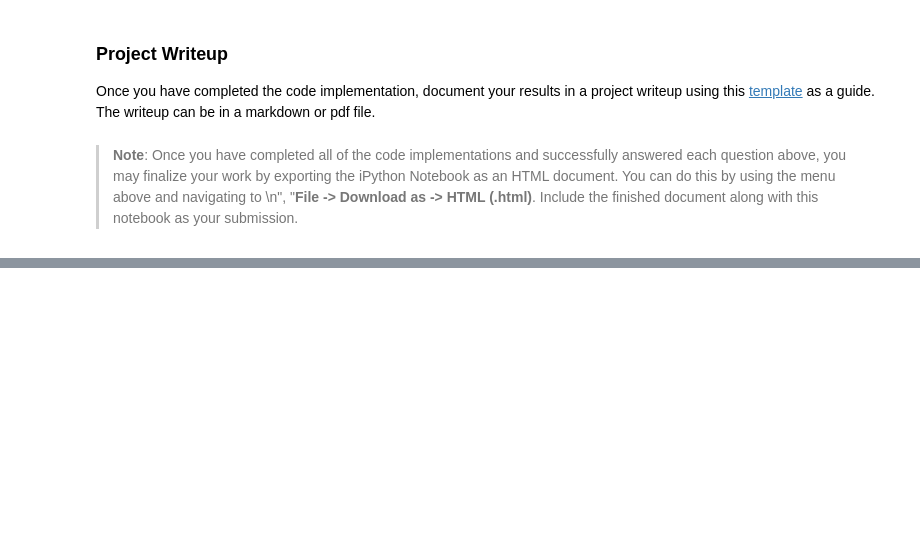
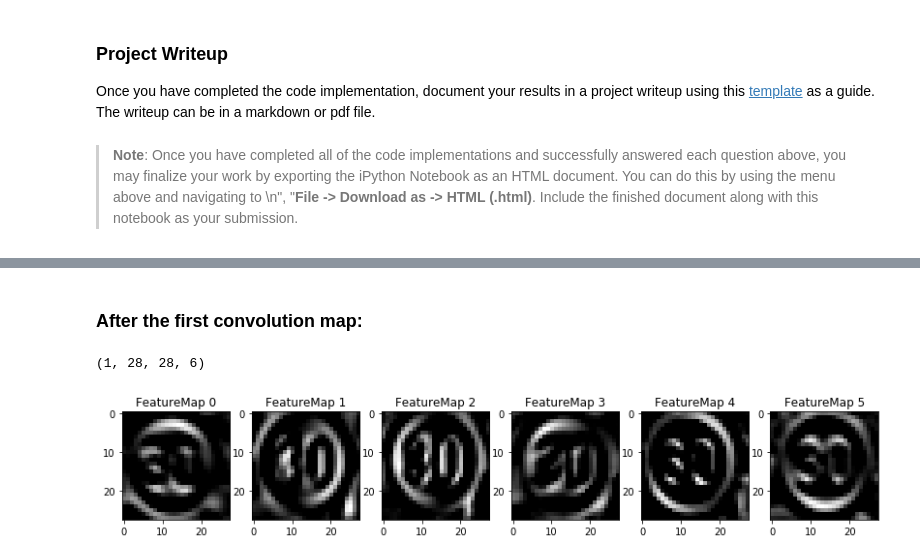
Before and after one commit to AbangLZU/CarND-Traffic-Sign-Classifier-Project, a Jupyter notebook: Traffic_Sign_Classifier.ipynb, the cells around one changed output, grey strips where cells are left out. Drawn from its saved outputs; the diff is of its cells as text; code cells hidden in the pictures; blank space fills up the shorter version.

```diff
--- a/Traffic_Sign_Classifier.ipynb
+++ b/Traffic_Sign_Classifier.ipynb
@@ -515,17 +503,19 @@ For an example of what feature map outputs look like, check out NVIDIA's results
 # activation_min/max: can be used to view the activation contrast in more detail, by default matplot sets min and max to the actual min and max values of the output
 # plt_num: used to plot out multiple different weight feature map sets on the same block, just extend the plt number for each new feature map entry
 
-def outputFeatureMap(image_input, tf_activation, activation_min=-1, activation_max=-1 ,plt_num=1):
+def outputFeatureMap(image_input, sess, tf_activation, activation_min=-1, activation_max=-1 ,plt_num=1):
     # Here make sure to preprocess your image_input in a way your network expects
     # with size, normalization, ect if needed
     # image_input =
     # Note: x should be the same name as your network's tensorflow data placeholder variable
     # If you get an error tf_activation is not defined it may be having trouble accessing the variable from inside a function
-    activation = tf_activation.eval(session=sess,feed_dict={x : image_input})
+    image_input = np.reshape(image_input, [1, 32, 32])
+    activation = tf_activation.eval(session=sess, feed_dict={model.x_placeholder:image_input})
+    print(activation.shape)
     featuremaps = activation.shape[3]
-    plt.figure(plt_num, figsize=(15,15))
+    plt.figure(plt_num, figsize=(14, 14))
     for featuremap in range(featuremaps):
-        plt.subplot(6,8, featuremap+1) # sets the number of feature maps to show on each row and column
+        plt.subplot(5, 6, featuremap + 1) # sets the number of feature maps to show on each row and column
         plt.title('FeatureMap ' + str(featuremap)) # displays the feature map number
         if activation_min != -1 & activation_max != -1:
             plt.imshow(activation[0,:,:, featuremap], interpolation="nearest", vmin =activation_min, vmax=activation_max, cmap="gray")
@@ -535,3 +525,11 @@ def outputFeatureMap(image_input, tf_activation, activation_min=-1, activation_m
             plt.imshow(activation[0,:,:, featuremap], interpolation="nearest", vmin=activation_min, cmap="gray")
         else:
             plt.imshow(activation[0,:,:, featuremap], interpolation="nearest", cmap="gray")
+    plt.show()
+# %% [markdown]
+### After the first convolution map:
+# %%
+outputFeatureMap(imgs_arr[1], sess, model.conv1)
+# %% [output]
+(1, 28, 28, 6)
+[figure, added]
```
Also changed, not shown: parts of 13 cells of this notebook, 4 other files.
